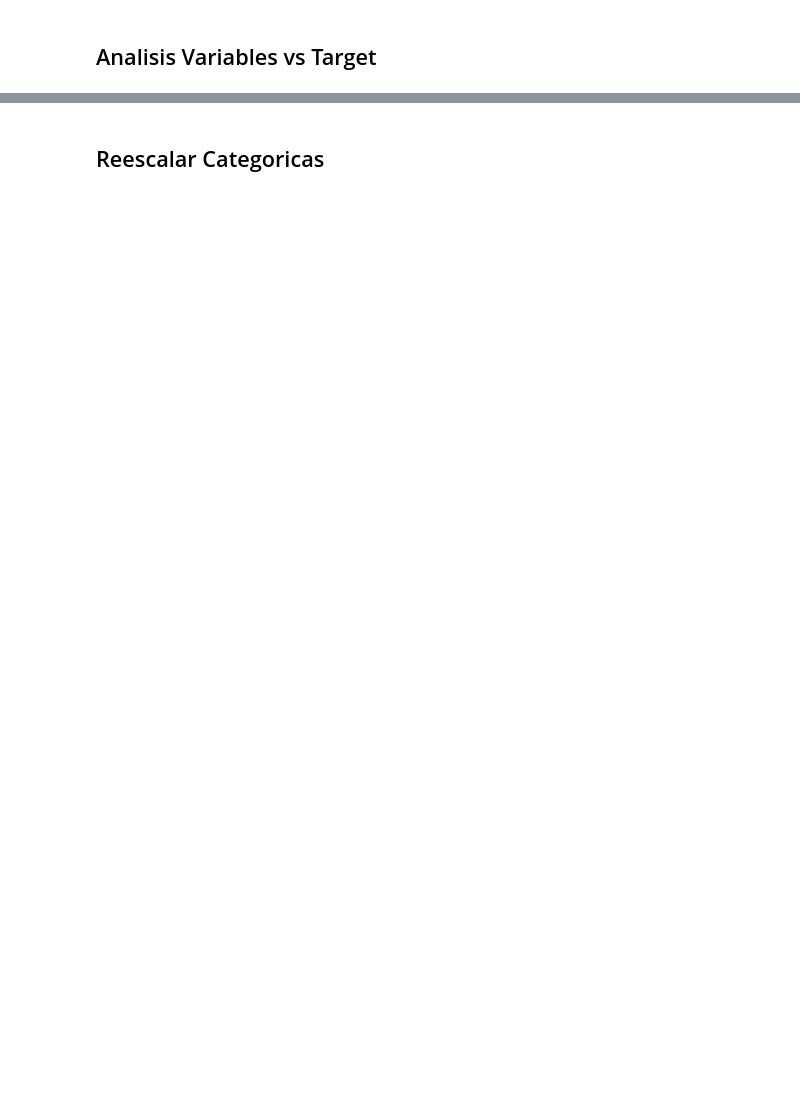
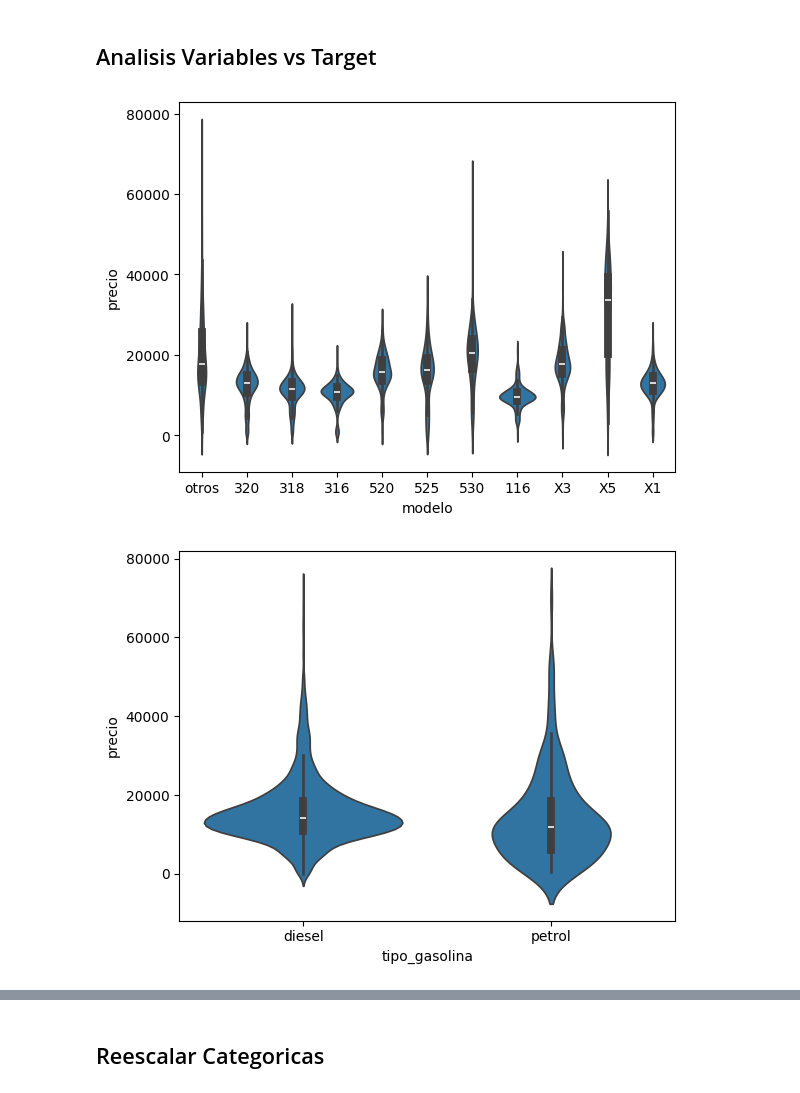
Before and after one commit to rsteelh/bmw-pricing, a Jupyter notebook: entregable1-rs.ipynb, the cells around one changed output, grey strips where cells are left out. Saved outputs shown, nothing was run; the diff lists cells and outputs as text; code cells hidden in the pictures; blank space fills up the shorter version.

```diff
--- a/entregable1-rs.ipynb
+++ b/entregable1-rs.ipynb
@@ -172,7 +377,7 @@ lcat
 # %%
 modaxclase(lbool,df3,"modelo");
 # %%
-for i in lbool:
-    df3[i]=df3[i].astype(int)
+# for i in lbool:
+#     df3[i]=df3[i].astype(int)
 # %%
 df3.isnull().sum()
@@ -258,6 +614,9 @@ corr.style.background_gradient(cmap='coolwarm')
 ## Analisis Variables vs Target
 # %%
 for i in df6:
-  if df5[i].dtype.kind in ("O"):
+  if df6[i].dtype.kind in ("O"):
     plt.figure()
     sns.violinplot(x=i,y="precio", data=df6)
+# %% [output]
+[figure, added]
+[figure, added]
```
Also changed, not shown: parts of 51 cells of this notebook.
